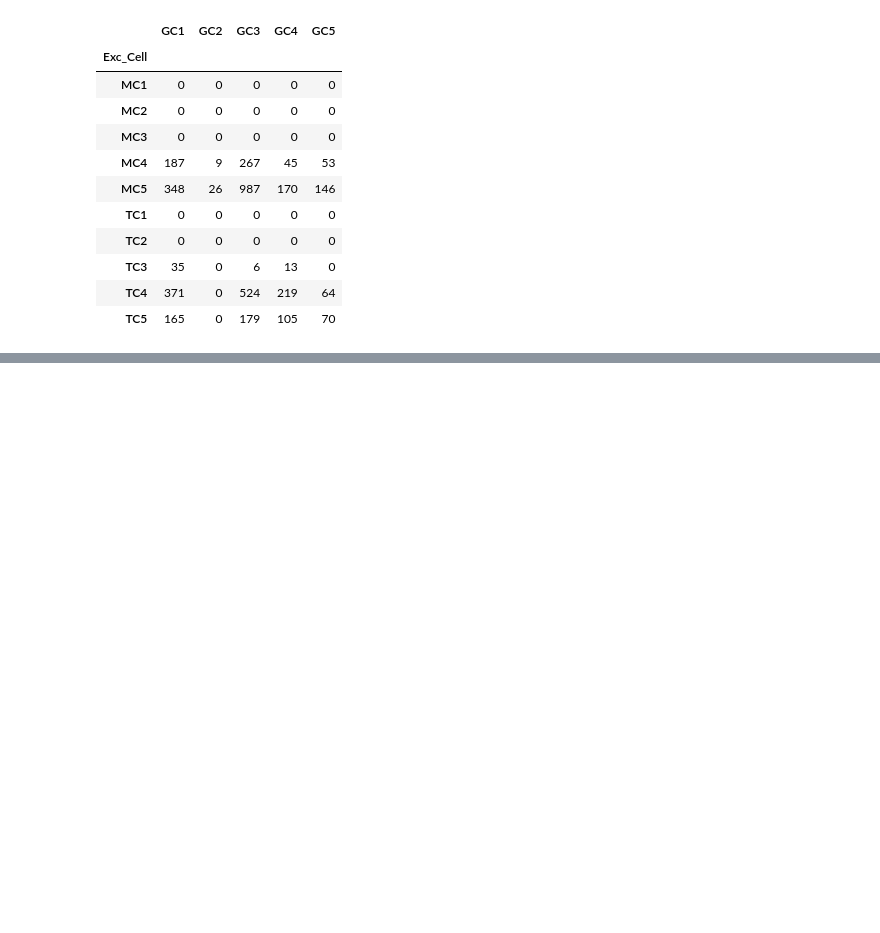
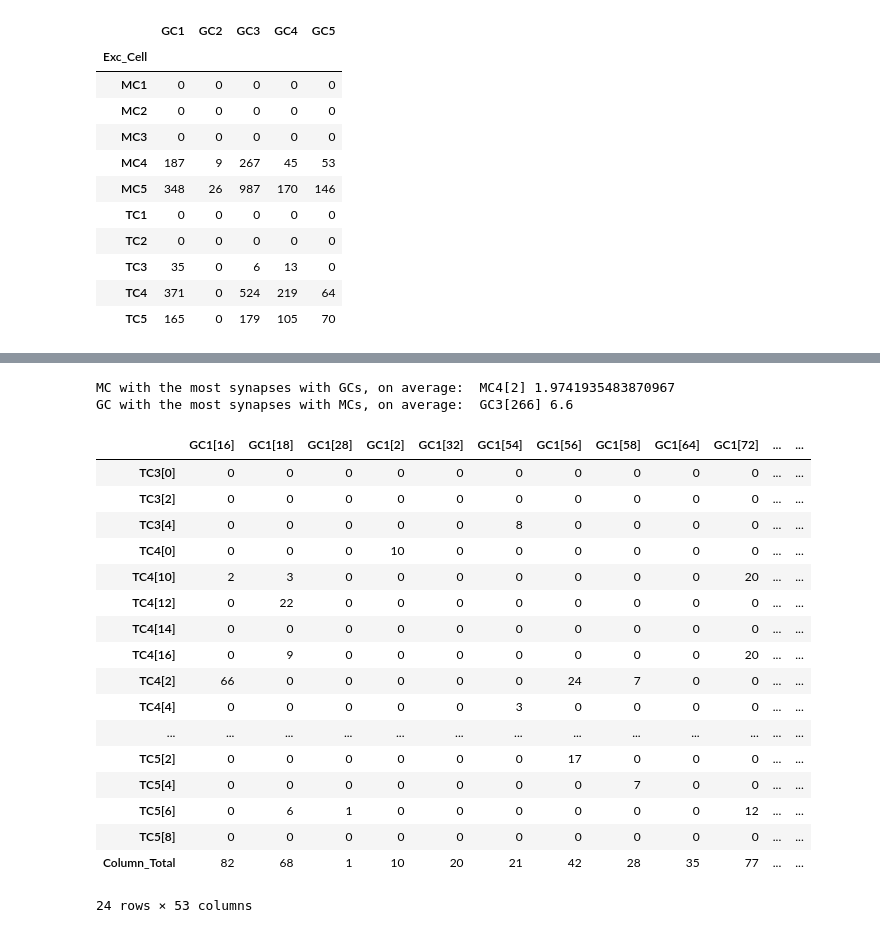
Before and after one commit to ellismith/OlfactoryBulb, a Jupyter notebook: notebooks/parse_synapses.ipynb, the cells around one changed output, grey strips where cells are left out. Saved outputs shown, nothing was run; the diff lists cells and outputs as text; code cells hidden in the pictures; blank space fills up the shorter version.

```diff
--- a/notebooks/parse_synapses.ipynb
+++ b/notebooks/parse_synapses.ipynb
@@ -352,0 +346,29 @@ max(dest_cell_ids)
+# %%
+print('MC with the most synapses with GCs, on average: ', mc_syn_df_avg['Row_Avg'].idxmax(), mc_syn_df_avg['Row_Avg'].max())
+print('GC with the most synapses with MCs, on average: ', mc_syn_df_avg.idxmax(axis=1)['Column_Avg'], mc_syn_df_avg.max(axis=1)['Column_Avg'])
+# %% [output]
+MC with the most synapses with GCs, on average:  MC4[2] 1.9741935483870967
+GC with the most synapses with MCs, on average:  GC3[266] 6.6
+# %%
+tc_syn_df, gc_sect_to_tc, tc_sect_to_gc, tcs_conn_to_gcs, gcs_conn_to_tcs = get_synapses('GCs__TCs')
+#tc_syn_df1 =tc_syn_df.iloc[:,-11:] # show subset of GCs
+tc_syn_df
+# %% [output]
+|  | GC1[16] | GC1[18] | GC1[28] | GC1[2] | GC1[32] | GC1[54] | GC1[56] | GC1[58] | GC1[64] | GC1[72] | ... | ... |
+| TC3[0] | 0 | 0 | 0 | 0 | 0 | 0 | 0 | 0 | 0 | 0 | ... | ... |
+| TC3[2] | 0 | 0 | 0 | 0 | 0 | 0 | 0 | 0 | 0 | 0 | ... | ... |
+| TC3[4] | 0 | 0 | 0 | 0 | 0 | 8 | 0 | 0 | 0 | 0 | ... | ... |
+| TC4[0] | 0 | 0 | 0 | 10 | 0 | 0 | 0 | 0 | 0 | 0 | ... | ... |
+| TC4[10] | 2 | 3 | 0 | 0 | 0 | 0 | 0 | 0 | 0 | 20 | ... | ... |
+| TC4[12] | 0 | 22 | 0 | 0 | 0 | 0 | 0 | 0 | 0 | 0 | ... | ... |
+| TC4[14] | 0 | 0 | 0 | 0 | 0 | 0 | 0 | 0 | 0 | 0 | ... | ... |
+| TC4[16] | 0 | 9 | 0 | 0 | 0 | 0 | 0 | 0 | 0 | 20 | ... | ... |
+| TC4[2] | 66 | 0 | 0 | 0 | 0 | 0 | 24 | 7 | 0 | 0 | ... | ... |
+| TC4[4] | 0 | 0 | 0 | 0 | 0 | 3 | 0 | 0 | 0 | 0 | ... | ... |
+| ... | ... | ... | ... | ... | ... | ... | ... | ... | ... | ... | ... | ... |
+| TC5[2] | 0 | 0 | 0 | 0 | 0 | 0 | 17 | 0 | 0 | 0 | ... | ... |
+| TC5[4] | 0 | 0 | 0 | 0 | 0 | 0 | 0 | 7 | 0 | 0 | ... | ... |
+| TC5[6] | 0 | 6 | 1 | 0 | 0 | 0 | 0 | 0 | 0 | 12 | ... | ... |
+| TC5[8] | 0 | 0 | 0 | 0 | 0 | 0 | 0 | 0 | 0 | 0 | ... | ... |
+| Column_Total | 82 | 68 | 1 | 10 | 20 | 21 | 42 | 28 | 35 | 77 | ... | ... |
+24 rows × 53 columns
```
Also changed, not shown: parts of 31 cells of this notebook.
